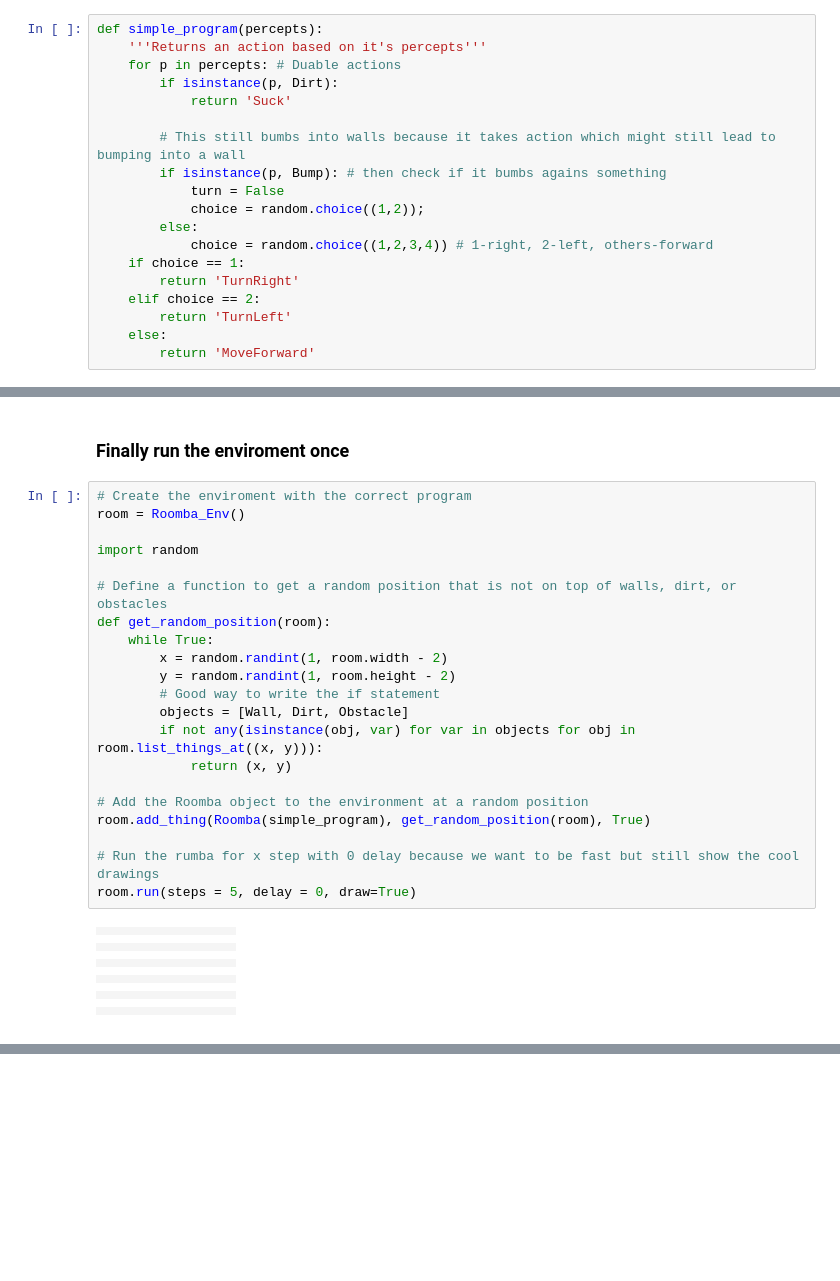
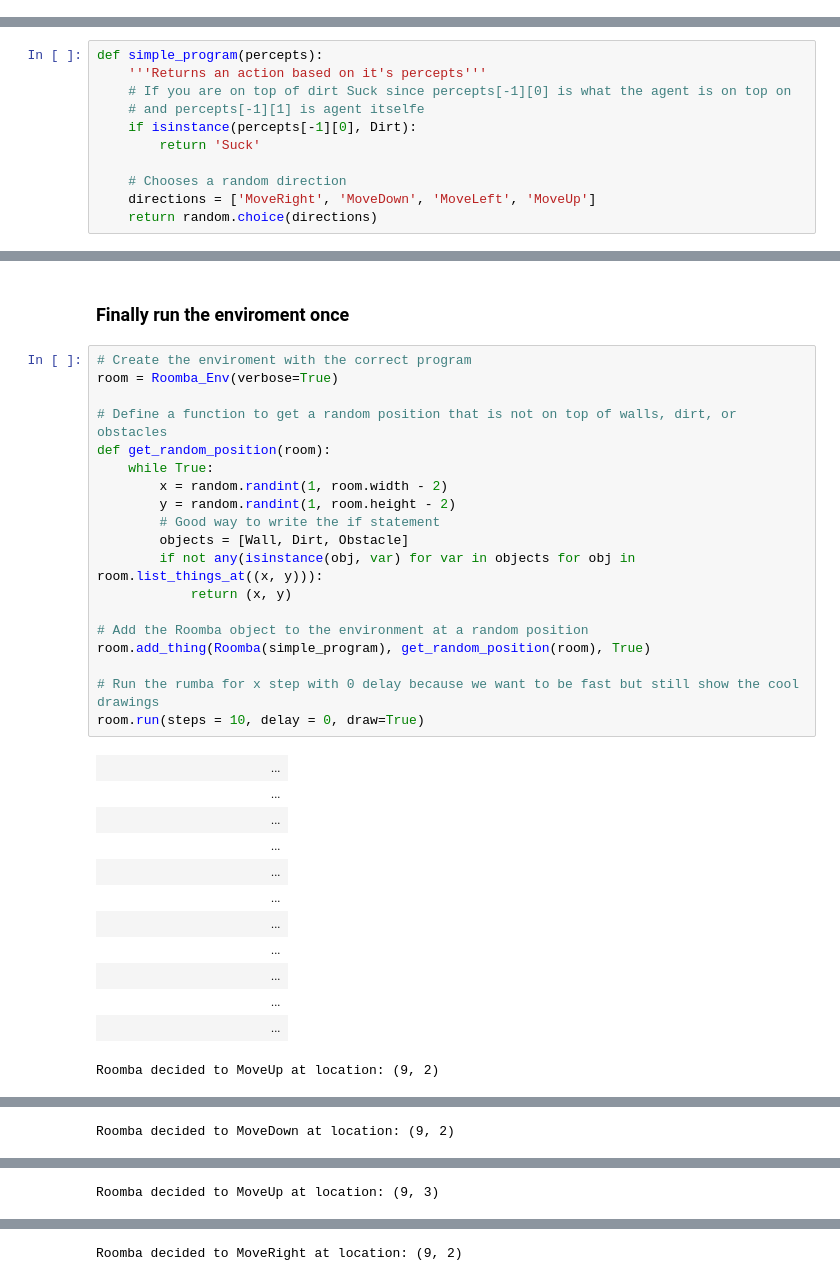
Before and after one commit to Jac-Zac/aima-python, a Jupyter notebook: Homework1.ipynb, the cells around one changed output, grey strips where cells are left out. Saved outputs shown, nothing was run; the diff lists cells and outputs as text; blank space fills up the shorter version.

```diff
--- a/Homework1.ipynb
+++ b/Homework1.ipynb
@@ -290,22 +82,3 @@ It has the following moves:
 ---
 
 Then use the agent in the rumba enviroment for a run
-# %%
-def simple_program(percepts):
-    '''Returns an action based on it's percepts'''
-    for p in percepts: # Duable actions
-        if isinstance(p, Dirt):
-            return 'Suck'
-
-        # This still bumbs into walls because it takes action which might still lead to bumping into a wall
-        if isinstance(p, Bump): # then check if it bumbs agains something
-            turn = False
-            choice = random.choice((1,2));
-        else:
-            choice = random.choice((1,2,3,4)) # 1-right, 2-left, others-forward
-    if choice == 1:
-        return 'TurnRight'
-    elif choice == 2:
-        return 'TurnLeft'
-    else:
-        return 'MoveForward'
@@ -311,0 +310,11 @@ def simple_program(percepts):
+# %%
+def simple_program(percepts):
+    '''Returns an action based on it's percepts'''
+    # If you are on top of dirt Suck since percepts[-1][0] is what the agent is on top on
+    # and percepts[-1][1] is agent itselfe
+    if isinstance(percepts[-1][0], Dirt):
+        return 'Suck'
+
+    # Chooses a random direction
+    directions = ['MoveRight', 'MoveDown', 'MoveLeft', 'MoveUp']
+    return random.choice(directions)
@@ -313,35 +344,33 @@ def simple_program(percepts):
 ### Finally run the enviroment once
 # %%
 # Create the enviroment with the correct program
-room = Roomba_Env()
-
-import random
+room = Roomba_Env(verbose=True)
 
 # Define a function to get a random position that is not on top of walls, dirt, or obstacles
 def get_random_position(room):
     while True:
         x = random.randint(1, room.width - 2)
         y = random.randint(1, room.height - 2)
         # Good way to write the if statement
         objects = [Wall, Dirt, Obstacle]
         if not any(isinstance(obj, var) for var in objects for obj in room.list_things_at((x, y))):
             return (x, y)
 
 # Add the Roomba object to the environment at a random position
 room.add_thing(Roomba(simple_program), get_random_position(room), True)
 
 # Run the rumba for x step with 0 delay because we want to be fast but still show the cool drawings
-room.run(steps = 5, delay = 0, draw=True)
+room.run(steps = 10, delay = 0, draw=True)
 # %% [output]
-|  |  |  |  |  |  |  |  |  |  |
-|  |  |  |  |  |  |  |  |  |  |
-|  |  |  |  |  |  |  |  |  |  |
-|  |  |  |  |  |  |  |  |  |  |
-|  |  |  |  |  |  |  |  |  |  |
-|  |  |  |  |  |  |  |  |  |  |
-|  |  |  |  |  |  |  |  |  |  |
-|  |  |  |  |  |  |  |  |  |  |
-|  |  |  |  |  |  |  |  |  |  |
-|  |  |  |  |  |  |  |  |  |  |
-|  |  |  |  |  |  |  |  |  |  |
-|  |  |  |  |  |  |  |  |  |  |
+|  |  |  |  |  |  |  |  |  |  |  |  | ... |
+|  |  |  |  |  |  |  |  |  |  |  |  | ... |
+|  |  |  |  |  |  |  |  |  |  |  |  | ... |
+|  |  |  |  |  |  |  |  |  |  |  |  | ... |
+|  |  |  |  |  |  |  |  |  |  |  |  | ... |
+|  |  |  |  |  |  |  |  |  |  |  |  | ... |
+|  |  |  |  |  |  |  |  |  |  |  |  | ... |
+|  |  |  |  |  |  |  |  |  |  |  |  | ... |
+|  |  |  |  |  |  |  |  |  |  |  |  | ... |
+|  |  |  |  |  |  |  |  |  |  |  |  | ... |
+|  |  |  |  |  |  |  |  |  |  |  |  | ... |
+Roomba decided to MoveUp at location: (9, 2)
@@ -359,0 +388 @@ room.run(steps = 5, delay = 0, draw=True)
+Roomba decided to MoveDown at location: (9, 2)
@@ -371,0 +400 @@ room.run(steps = 5, delay = 0, draw=True)
+Roomba decided to MoveUp at location: (9, 3)
@@ -383,0 +412 @@ room.run(steps = 5, delay = 0, draw=True)
+Roomba decided to MoveRight at location: (9, 2)
```
Also changed, not shown: parts of 14 cells of this notebook, 1 other file.
